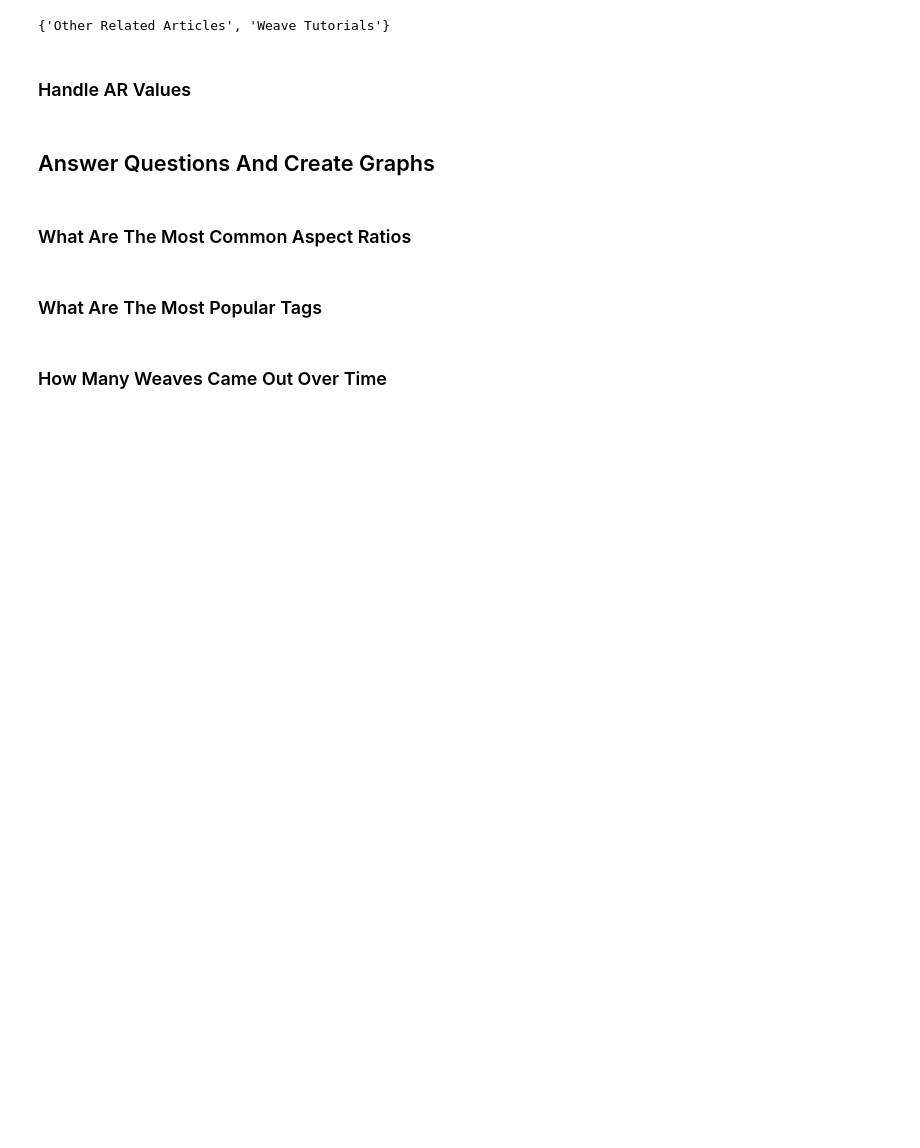
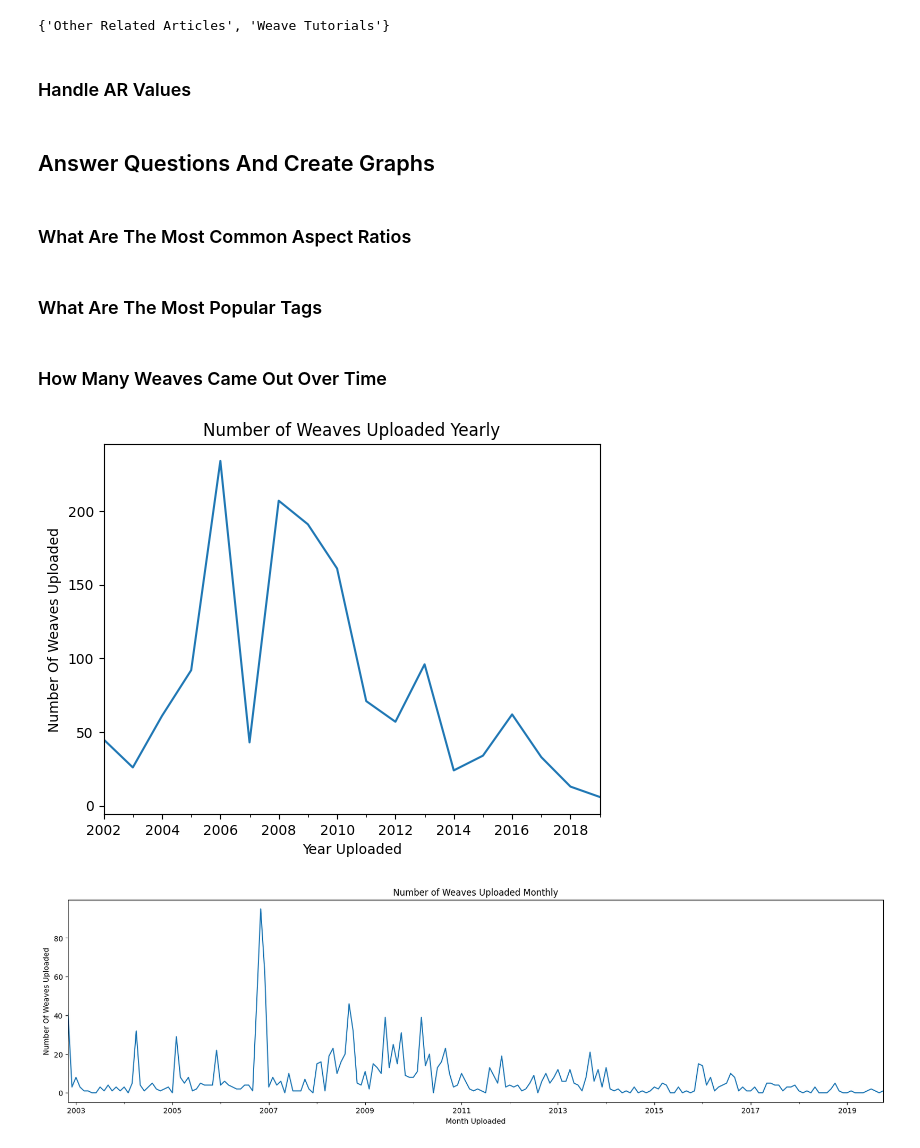
Before and after one commit to moaatt2/chainmail_stats, a Jupyter notebook: Notebooks/process_data.ipynb, the cells around one changed output. Cells and saved outputs as stored; diff of their text form; code cells hidden in the pictures; blank space fills up the shorter version.

Commit message:
Added graphs for number of weave submissions per year and month.

```diff
--- a/Notebooks/process_data.ipynb
+++ b/Notebooks/process_data.ipynb
@@ -131,0 +130,28 @@ df['Has Multiple AR Values'] = (multi_ideal | multi_min | multi_max)
+# %%
+
+yearly_data = df[['Weave Title', 'Date Uploaded']].groupby(pd.Grouper(key='Date Uploaded', freq='Y')).agg('count').reset_index()
+_ = yearly_data.plot(
+    kind='line',
+    x='Date Uploaded',
+    y='Weave Title',
+    xlabel='Year Uploaded',
+    ylabel='Number Of Weaves Uploaded',
+    title='Number of Weaves Uploaded Yearly',
+    legend=False
+)
+
+
+monthly_data = df[['Weave Title', 'Date Uploaded']].groupby(pd.Grouper(key='Date Uploaded', freq='M')).agg('count').reset_index()
+_ = monthly_data.plot(
+    kind='line',
+    x='Date Uploaded',
+    y='Weave Title',
+    xlabel='Month Uploaded',
+    ylabel='Number Of Weaves Uploaded',
+    title='Number of Weaves Uploaded Monthly',
+    legend=False,
+    figsize=(20,5)
+)
+# %% [output]
+[figure, added]
+[figure, added]
```
Also changed, not shown: parts of 2 cells of this notebook.
